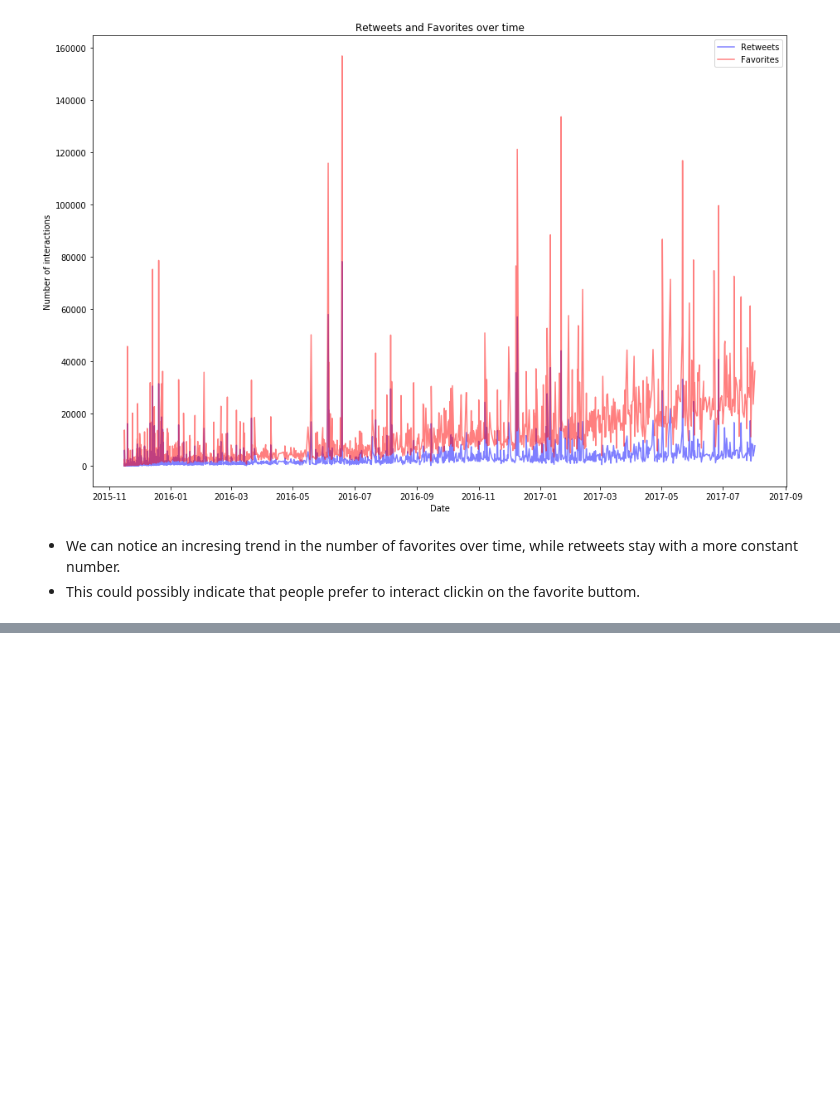
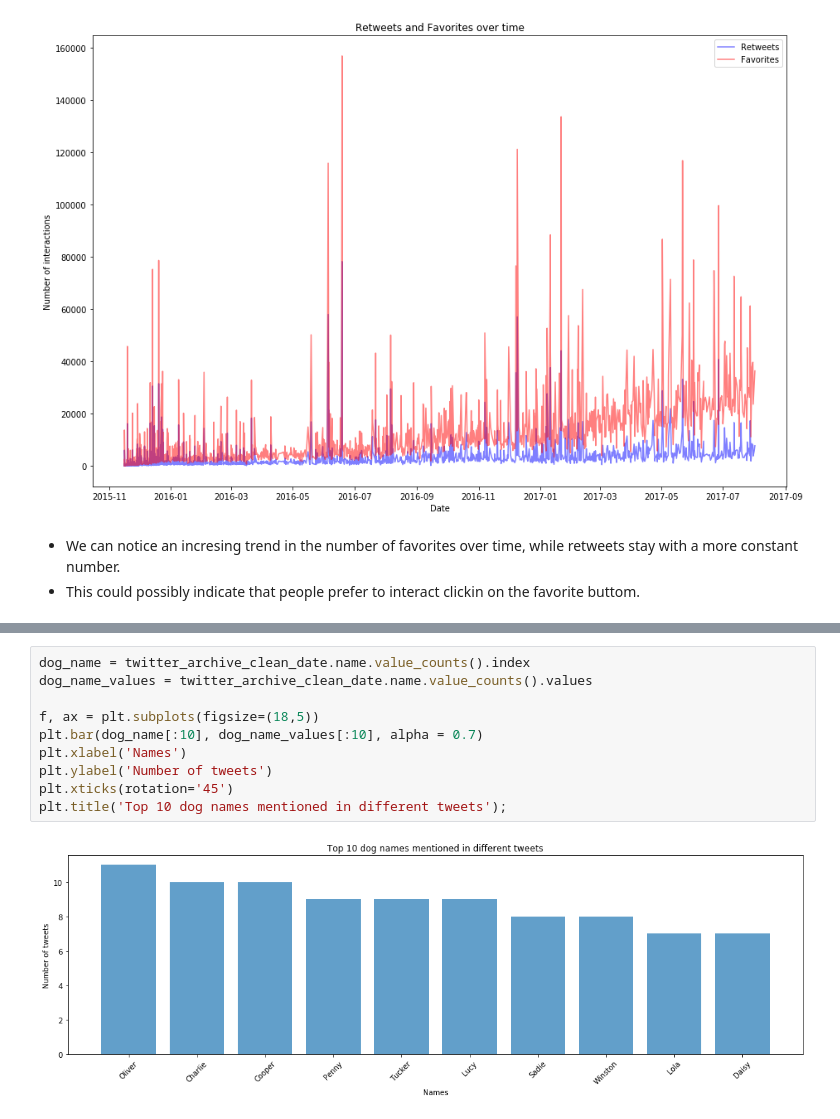
Before and after one commit to dsllt/Udacity_DA_P4, a Jupyter notebook: wrangle_act.ipynb, the cells around one changed output, grey strips where cells are left out. Saved outputs shown, nothing was run; the diff lists cells and outputs as text; blank space fills up the shorter version.

```diff
--- a/wrangle_act.ipynb
+++ b/wrangle_act.ipynb
@@ -1200,0 +1255,12 @@ plt.show;
+# %%
+dog_name = twitter_archive_clean_date.name.value_counts().index
+dog_name_values = twitter_archive_clean_date.name.value_counts().values
+
+f, ax = plt.subplots(figsize=(18,5))
+plt.bar(dog_name[:10], dog_name_values[:10], alpha = 0.7)
+plt.xlabel('Names')
+plt.ylabel('Number of tweets')
+plt.xticks(rotation='45')
+plt.title('Top 10 dog names mentioned in different tweets');
+# %% [output]
+[figure, added]
```
Also changed, not shown: parts of 103 cells of this notebook.
